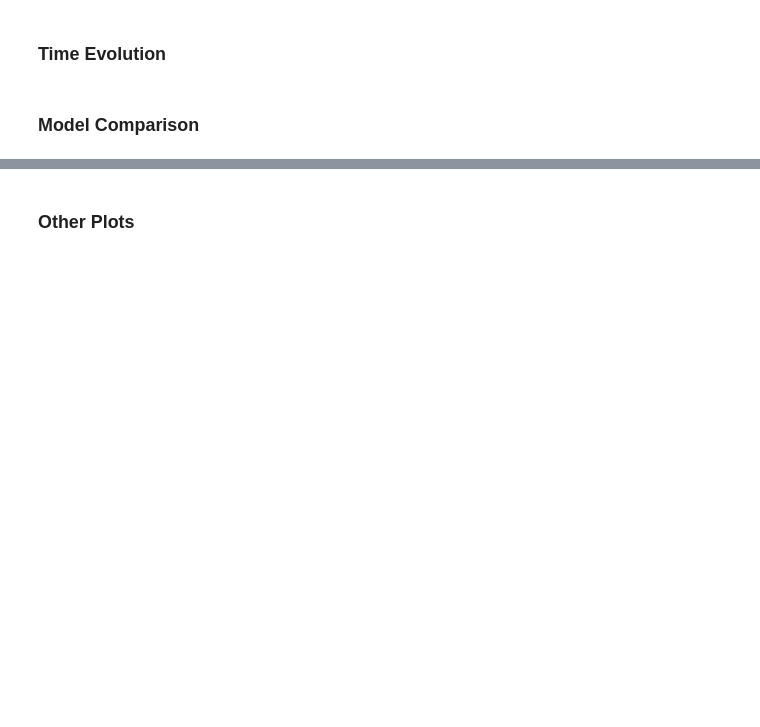
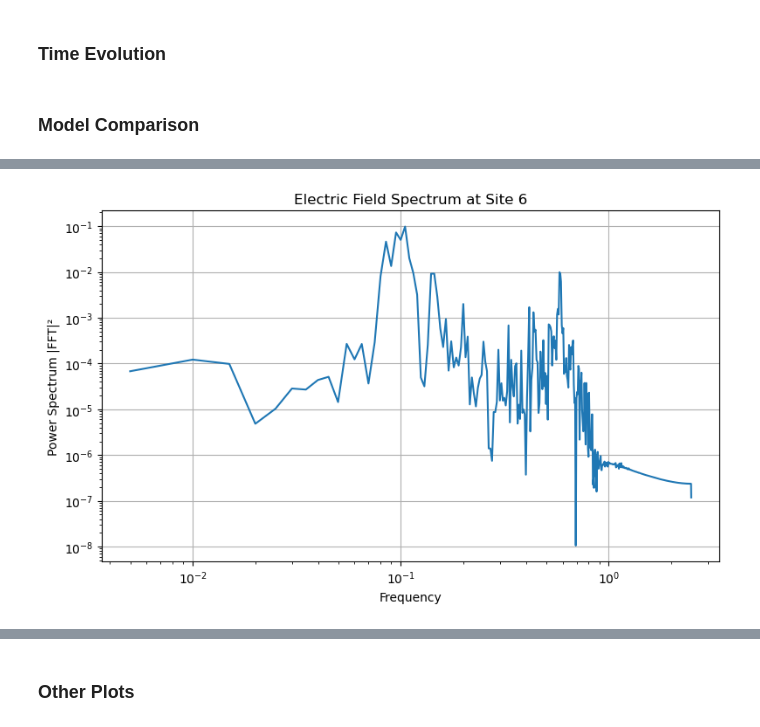
Before and after one commit to EmanueleCoradin/u1-lattice-gauge-rydberg-sim, a Jupyter notebook: main.ipynb, the cells around one changed output, grey strips where cells are left out. Drawn from its saved outputs; the diff is of its cells as text; code cells hidden in the pictures; blank space fills up the shorter version.

```diff
--- a/main.ipynb
+++ b/main.ipynb
@@ -148,0 +144,7 @@ plot_electric_field(t_vals, E_expect_r, sites)
+# %%
+freqs, spectrum = compute_fft(t_vals, results["Rydberg"]["E"])
+
+# Plot
+plot_fft(freqs, spectrum, observable_name="Electric Field", site_index=6)
+# %% [output]
+[figure, added]
```
Also changed, not shown: parts of 12 cells of this notebook, 2 other files.
